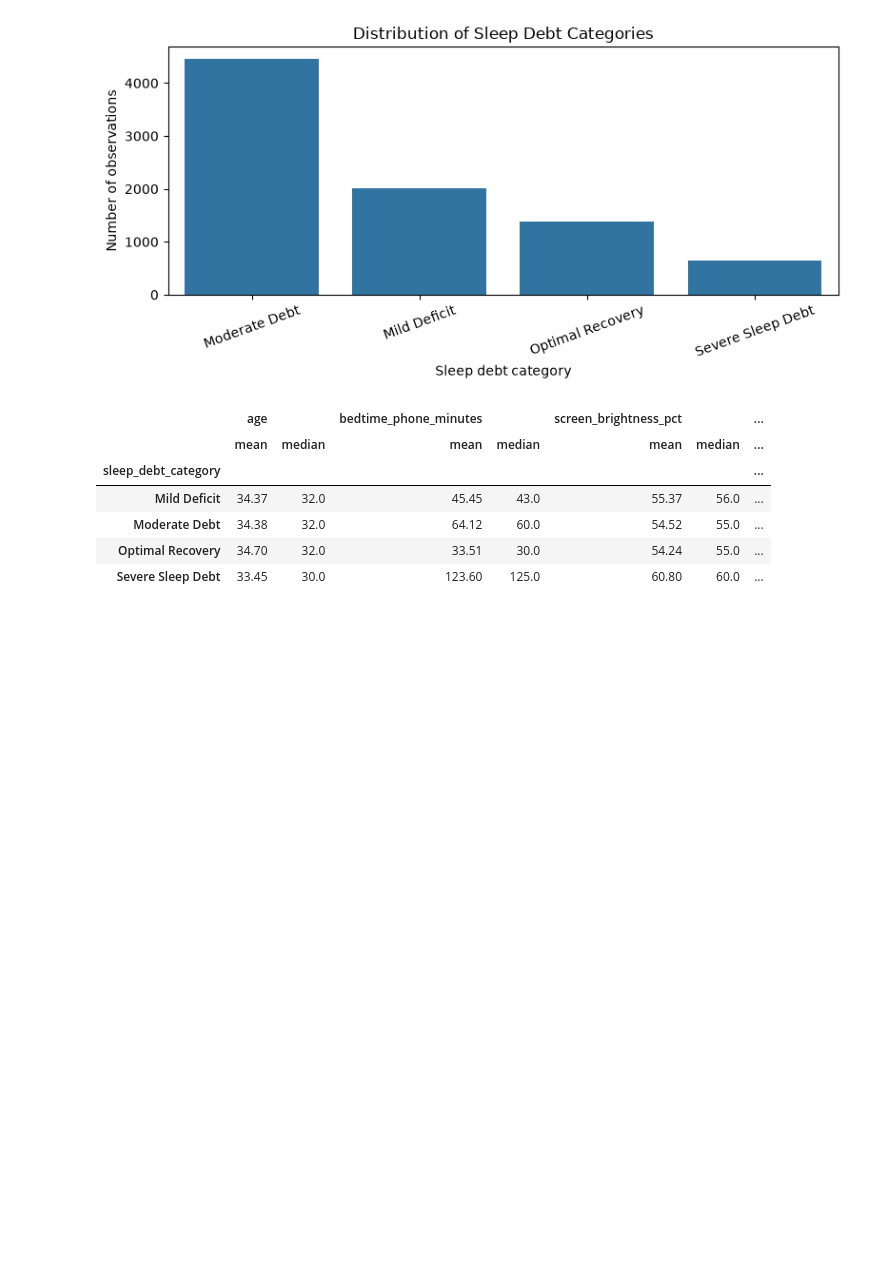
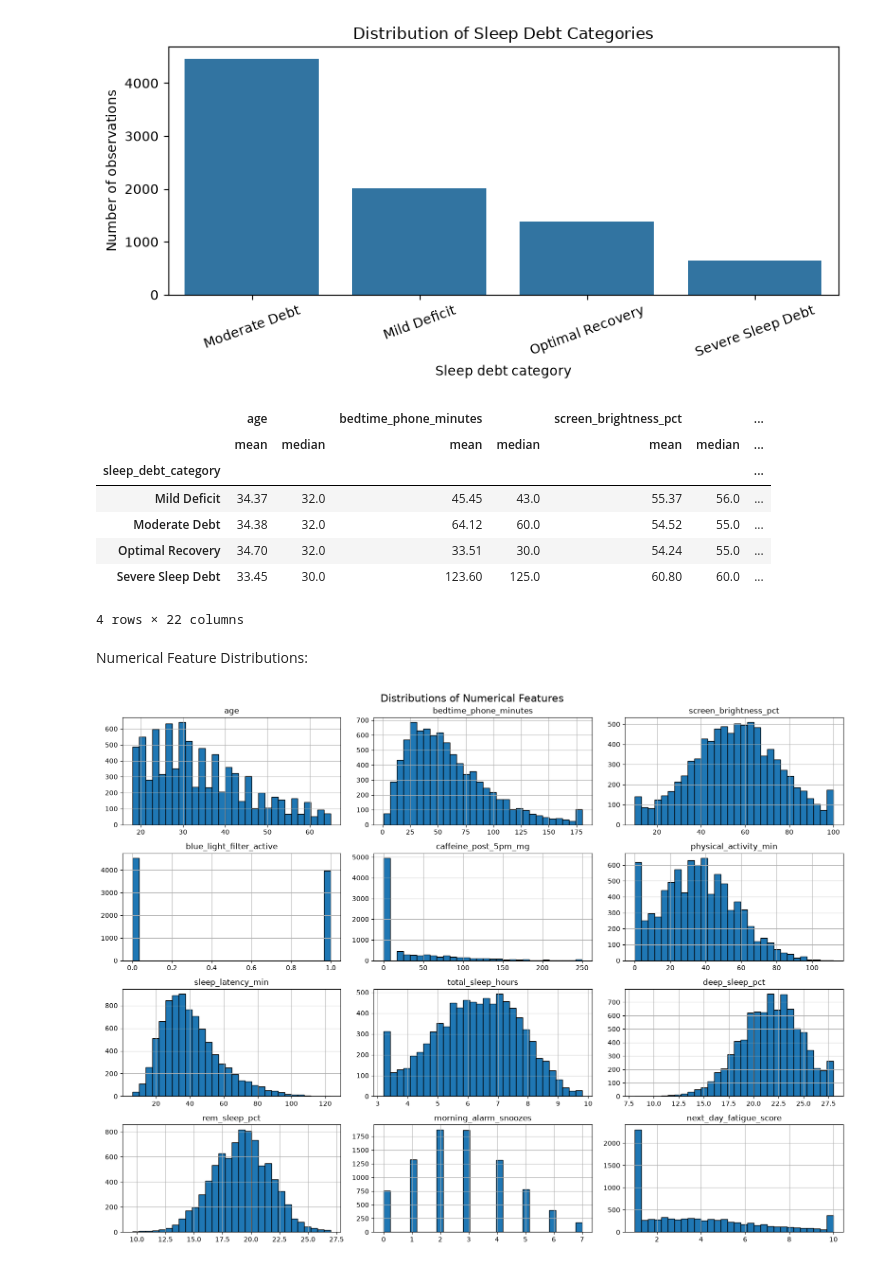
Before and after one commit to amandarinle/ML-SleepDebt-Project, a Jupyter notebook: sleep_debt_project.ipynb, the cells around one changed output. Saved outputs shown, nothing was run; the diff lists cells and outputs as text; code cells hidden in the pictures; blank space fills up the shorter version.

```diff
--- a/sleep_debt_project.ipynb
+++ b/sleep_debt_project.ipynb
@@ -126,6 +126,8 @@ numeric_to_compare = [
     "morning_alarm_snoozes",
     "sleep_latency_min",
     "total_sleep_hours",
+    "deep_sleep_pct",
+    "rem_sleep_pct",
     "next_day_fatigue_score"
 ]
 
@@ -142,5 +144,26 @@ display(
 | Moderate Debt | 34.38 | 32.0 | 64.12 | 60.0 | 54.52 | 55.0 | ... |
 | Optimal Recovery | 34.70 | 32.0 | 33.51 | 30.0 | 54.24 | 55.0 | ... |
 | Severe Sleep Debt | 33.45 | 30.0 | 123.60 | 125.0 | 60.80 | 60.0 | ... |
+4 rows × 22 columns
 # %%
 # Severe Sleep Debt showed the highest in bedtime phone usage, sleep latency, caffeine intake, alarm snoozes, and next-day fatigue, along with the lowest total sleep duration. Optimal Recovery showed the opposite patterns for most of these variables. Age was relatively consistent across categories, suggesting it may be less useful for distinguishing sleep-debt severity.
+# %% [markdown]
+Numerical Feature Distributions:
+# %%
+numeric_features = [
+    col for col in sleep.select_dtypes(include=np.number).columns
+    if col != "user_id"
+]
+
+# plot distributions
+sleep[numeric_features].hist(
+    figsize=(16, 12),
+    bins=30,
+    edgecolor="black"
+)
+
+plt.suptitle("Distributions of Numerical Features", fontsize=16)
+plt.tight_layout()
+plt.show()
+# %% [output]
+[figure, added]
```
Also changed, not shown: parts of 34 cells of this notebook.
